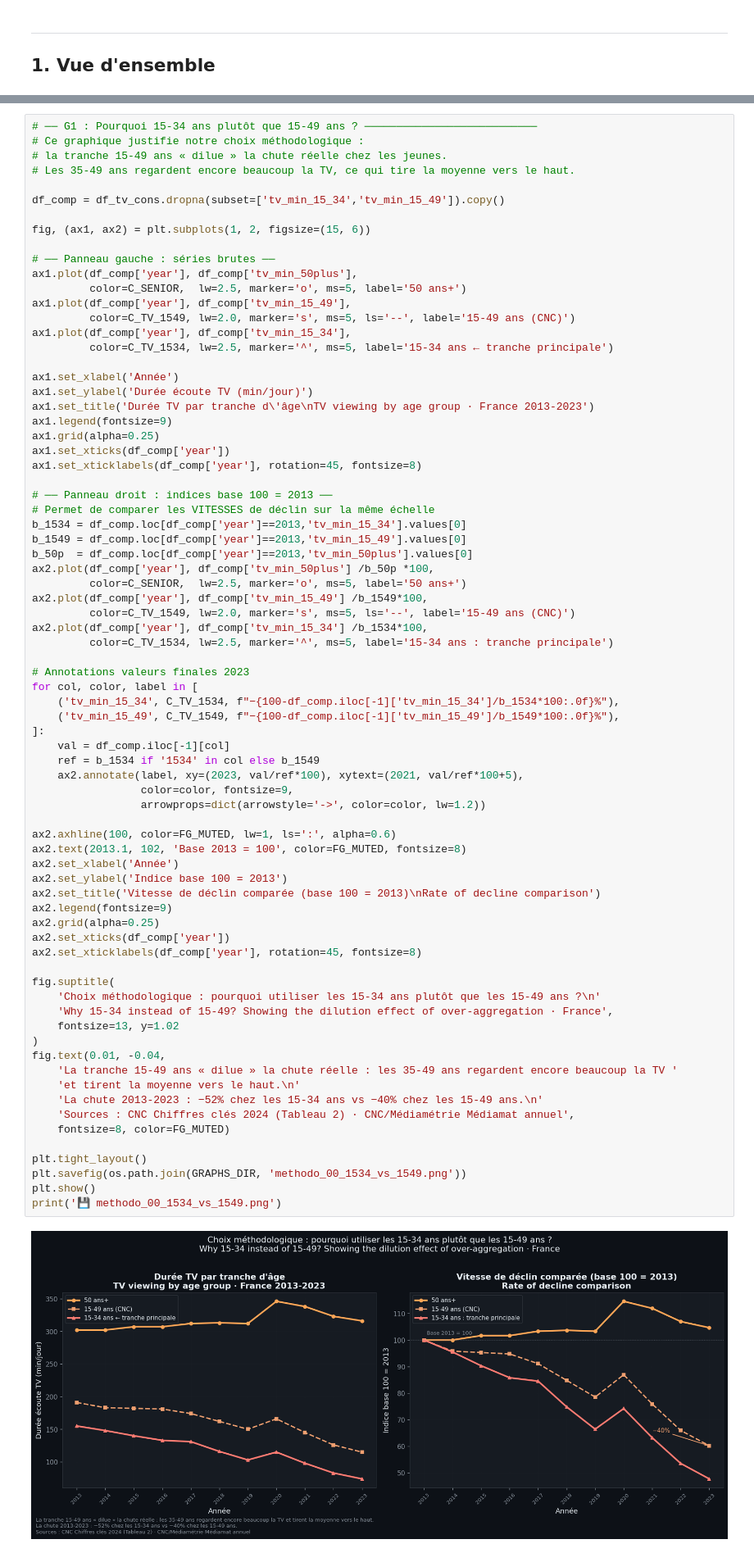
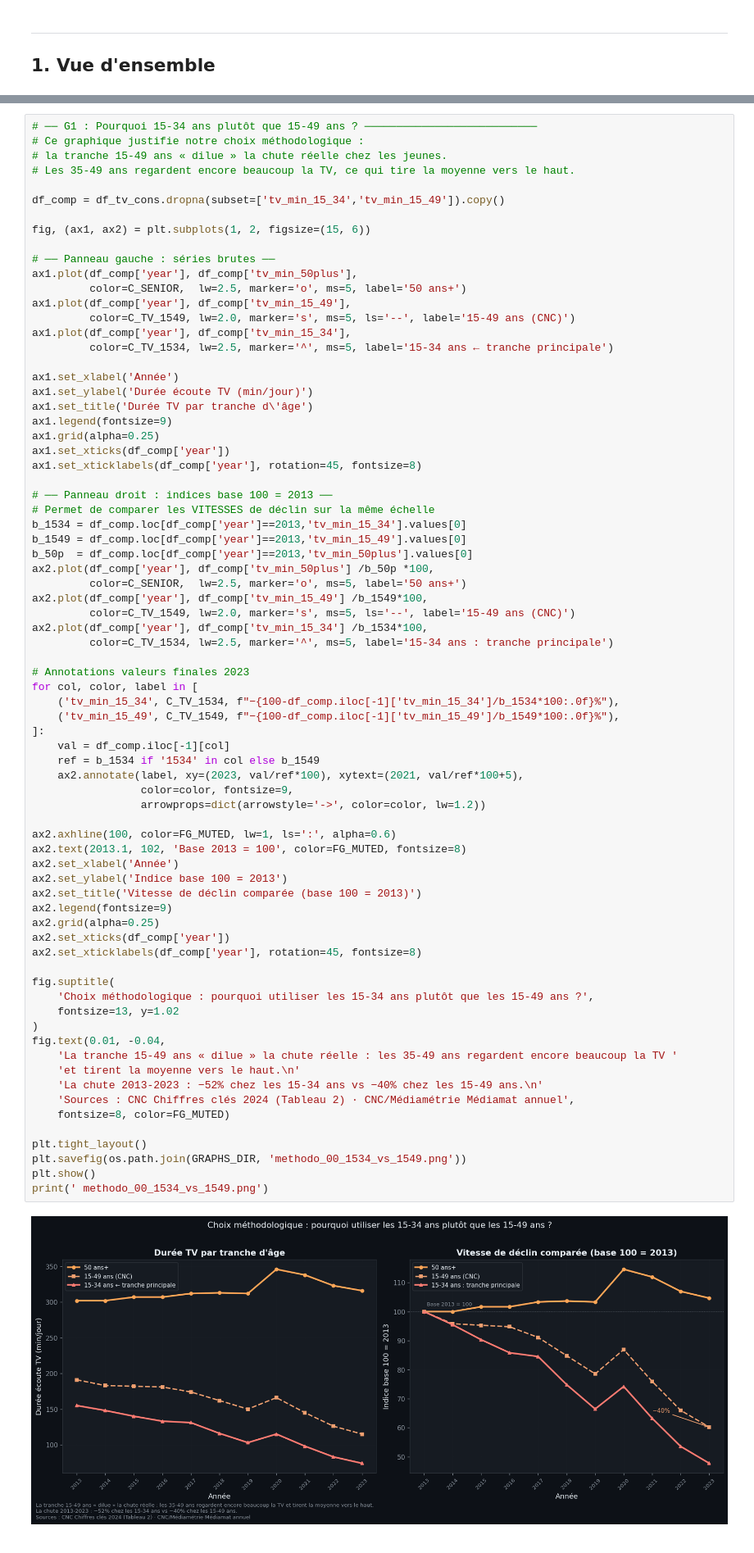
Before and after one commit to InesAjd92/social-media-vs-traditional-media, a Jupyter notebook: 03_notebooks/02_eda_exploratory.ipynb, the cells around one changed output, grey strips where cells are left out. Shown at 82% size. Saved outputs shown, nothing was run; the diff lists cells and outputs as text.

```diff
--- a/03_notebooks/02_eda_exploratory.ipynb
+++ b/03_notebooks/02_eda_exploratory.ipynb
@@ -267,7 +259,7 @@ ax1.plot(df_comp['year'], df_comp['tv_min_15_34'],
 
 ax1.set_xlabel('Année')
 ax1.set_ylabel('Durée écoute TV (min/jour)')
-ax1.set_title('Durée TV par tranche d\'âge\nTV viewing by age group · France 2013-2023')
+ax1.set_title('Durée TV par tranche d\'âge')
 ax1.legend(fontsize=9)
 ax1.grid(alpha=0.25)
 ax1.set_xticks(df_comp['year'])
@@ -292,35 +284,34 @@ for col, color, label in [
 ]:
     val = df_comp.iloc[-1][col]
     ref = b_1534 if '1534' in col else b_1549
     ax2.annotate(label, xy=(2023, val/ref*100), xytext=(2021, val/ref*100+5),
                  color=color, fontsize=9,
                  arrowprops=dict(arrowstyle='->', color=color, lw=1.2))
 
 ax2.axhline(100, color=FG_MUTED, lw=1, ls=':', alpha=0.6)
 ax2.text(2013.1, 102, 'Base 2013 = 100', color=FG_MUTED, fontsize=8)
 ax2.set_xlabel('Année')
 ax2.set_ylabel('Indice base 100 = 2013')
-ax2.set_title('Vitesse de déclin comparée (base 100 = 2013)\nRate of decline comparison')
+ax2.set_title('Vitesse de déclin comparée (base 100 = 2013)')
 ax2.legend(fontsize=9)
 ax2.grid(alpha=0.25)
 ax2.set_xticks(df_comp['year'])
 ax2.set_xticklabels(df_comp['year'], rotation=45, fontsize=8)
 
 fig.suptitle(
-    'Choix méthodologique : pourquoi utiliser les 15-34 ans plutôt que les 15-49 ans ?\n'
-    'Why 15-34 instead of 15-49? Showing the dilution effect of over-aggregation · France',
+    'Choix méthodologique : pourquoi utiliser les 15-34 ans plutôt que les 15-49 ans ?',
     fontsize=13, y=1.02
 )
 fig.text(0.01, -0.04,
     'La tranche 15-49 ans « dilue » la chute réelle : les 35-49 ans regardent encore beaucoup la TV '
     'et tirent la moyenne vers le haut.\n'
     'La chute 2013-2023 : −52% chez les 15-34 ans vs −40% chez les 15-49 ans.\n'
     'Sources : CNC Chiffres clés 2024 (Tableau 2) · CNC/Médiamétrie Médiamat annuel',
     fontsize=8, color=FG_MUTED)
 
 plt.tight_layout()
 plt.savefig(os.path.join(GRAPHS_DIR, 'methodo_00_1534_vs_1549.png'))
 plt.show()
-print('💾 methodo_00_1534_vs_1549.png')
+print(' methodo_00_1534_vs_1549.png')
 # %% [output]
-[figure, old version]
+[figure, new version]
```
Also changed, not shown: parts of 16 cells of this notebook, 10 other files.
